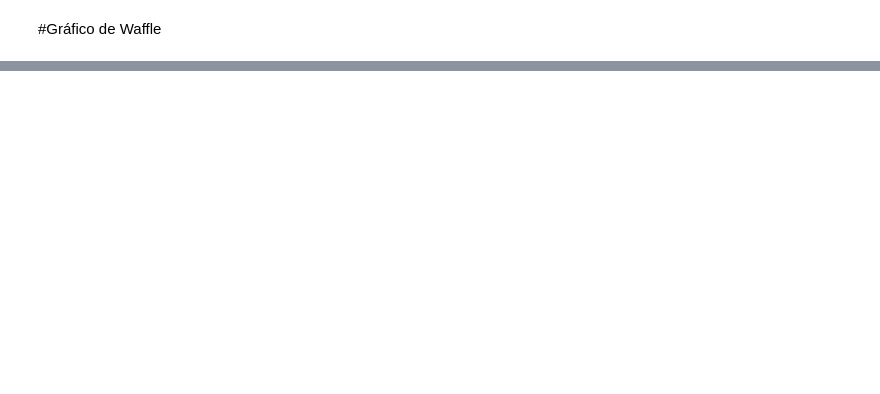
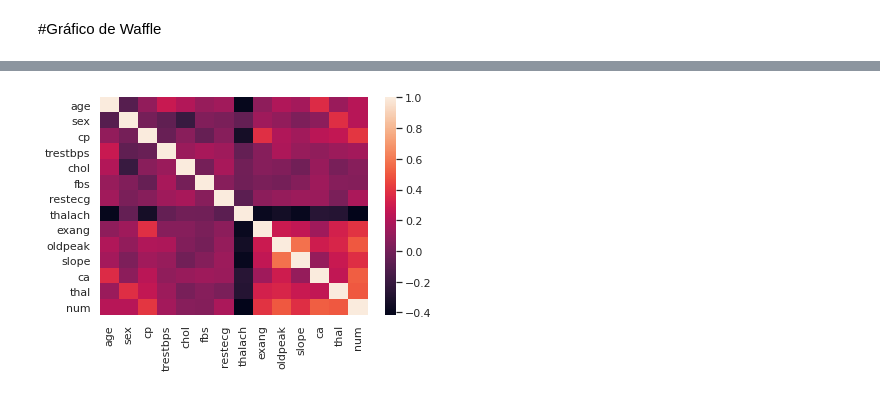
Before and after one commit to DAVIDKSOUSA/DATA-SCIENCE-NA-PR-TICA, a Jupyter notebook: Visualizando_Dados.ipynb, the cells around one changed output, grey strips where cells are left out. Drawn from its saved outputs; the diff is of its cells as text; code cells hidden in the pictures; blank space fills up the shorter version.

```diff
--- a/Visualizando_Dados.ipynb
+++ b/Visualizando_Dados.ipynb
@@ -520,0 +435,13 @@ SyntaxError: ignored
+# %%
+# HEATMAP
+
+# importar dataset da UCI
+import pandas as pd
+dataset_uci = "https://raw.githubusercontent.com/carlosfab/curso_data_science_na_pratica/master/modulo_03/heart-disease-uci.csv"
+df_heart = pd.read_csv(dataset_uci)
+
+# heatmap (mapa de calor)
+sns.heatmap(df_heart.corr())
+plt.show()
+# %% [output]
+[figure, added]
```
Also changed, not shown: parts of 38 cells of this notebook.
